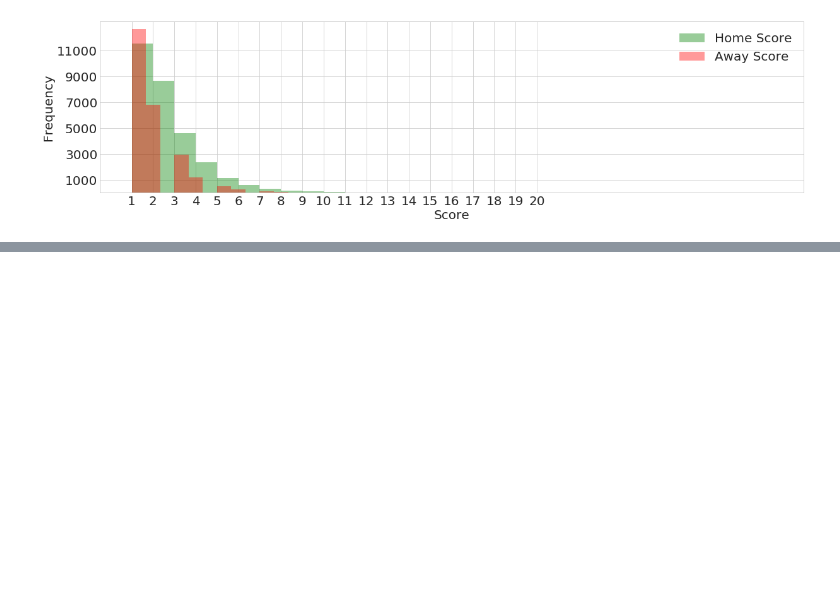
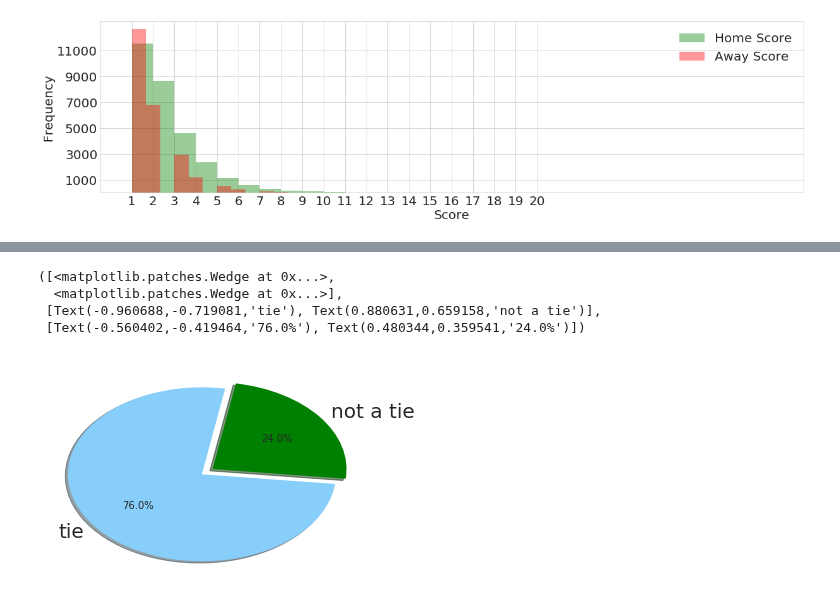
Before and after one commit to sominw/Kaggle, a Jupyter notebook: FootballHistory/Past&Present of Football.ipynb, the cells around one changed output, grey strips where cells are left out. Cells and saved outputs as stored; diff of their text form; code cells hidden in the pictures; blank space fills up the shorter version.

```diff
--- a/FootballHistory/Past&Present of Football.ipynb
+++ b/FootballHistory/Past&Present of Football.ipynb
@@ -52,3 +64,6 @@ plt.ylabel("Frequency")
 plt.show()
 # %% [output]
 [figure]
+# %%
+major_world_tournaments = data[data['tournament'].isin(['Copa América','FIFA World Cup','UEFA Euro'])]
+major_world_tournaments.sample(5)
@@ -54,0 +77,10 @@ plt.show()
+# %%
+colors=['lightskyblue','green']
+plt.pie(major_world_tournaments['neutral'].value_counts(), labels=['tie','not a tie'], colors=colors,
+       startangle=80, explode=(0.1,0), autopct='%1.1f%%', shadow=True)
+# %% [output]
+([<matplotlib.patches.Wedge at 0x...>,
+  <matplotlib.patches.Wedge at 0x...>],
+ [Text(-0.960688,-0.719081,'tie'), Text(0.880631,0.659158,'not a tie')],
+ [Text(-0.560402,-0.419464,'76.0%'), Text(0.480344,0.359541,'24.0%')])
+[figure, added]
```
Also changed, not shown: parts of 6 cells of this notebook.
